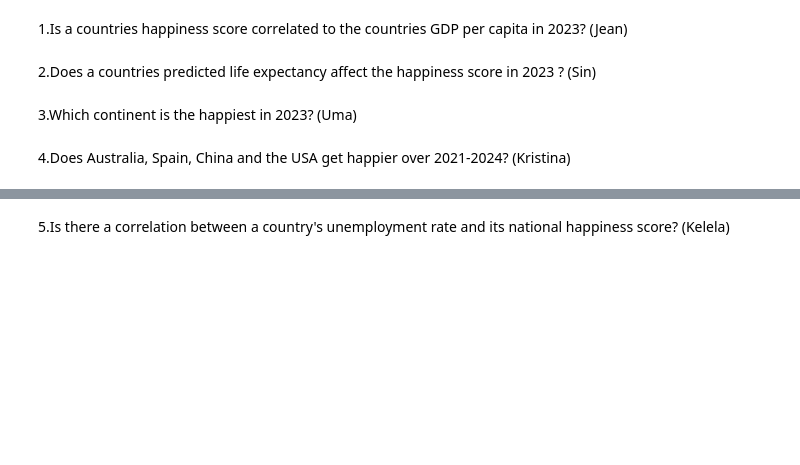
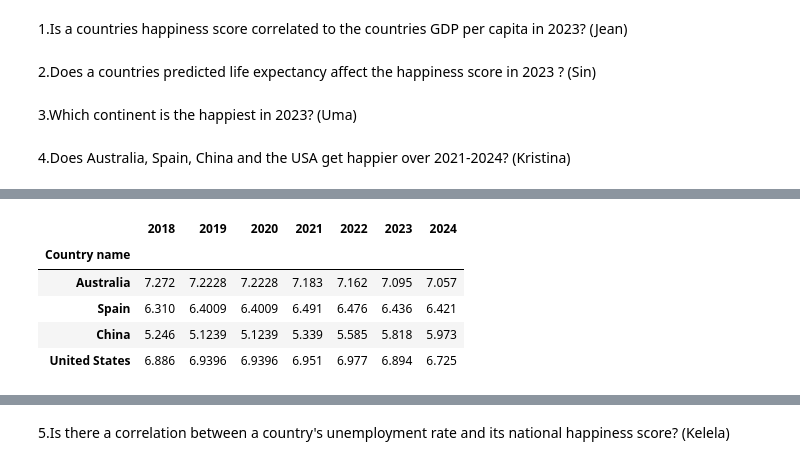
Before and after one commit to kristinaabramoff/Project__1, a Jupyter notebook: main.code.ipynb, the cells around one changed output, grey strips where cells are left out. Drawn from its saved outputs; the diff is of its cells as text; code cells hidden in the pictures; blank space fills up the shorter version.

```diff
--- a/main.code.ipynb
+++ b/main.code.ipynb
@@ -16,0 +29,12 @@ import matplotlib.pyplot as plt
+# %%
+# Set 'Country name' as the index
+select_countries_df.set_index(['Country name'], inplace=True)
+
+select_countries_df
+# %% [output]
+|  | 2018 | 2019 | 2020 | 2021 | 2022 | 2023 | 2024 |
+| Country name |  |  |  |  |  |  |  |
+| Australia | 7.272 | 7.2228 | 7.2228 | 7.183 | 7.162 | 7.095 | 7.057 |
+| Spain | 6.310 | 6.4009 | 6.4009 | 6.491 | 6.476 | 6.436 | 6.421 |
+| China | 5.246 | 5.1239 | 5.1239 | 5.339 | 5.585 | 5.818 | 5.973 |
+| United States | 6.886 | 6.9396 | 6.9396 | 6.951 | 6.977 | 6.894 | 6.725 |
```
Also changed, not shown: parts of 6 cells of this notebook, 5 other files.
